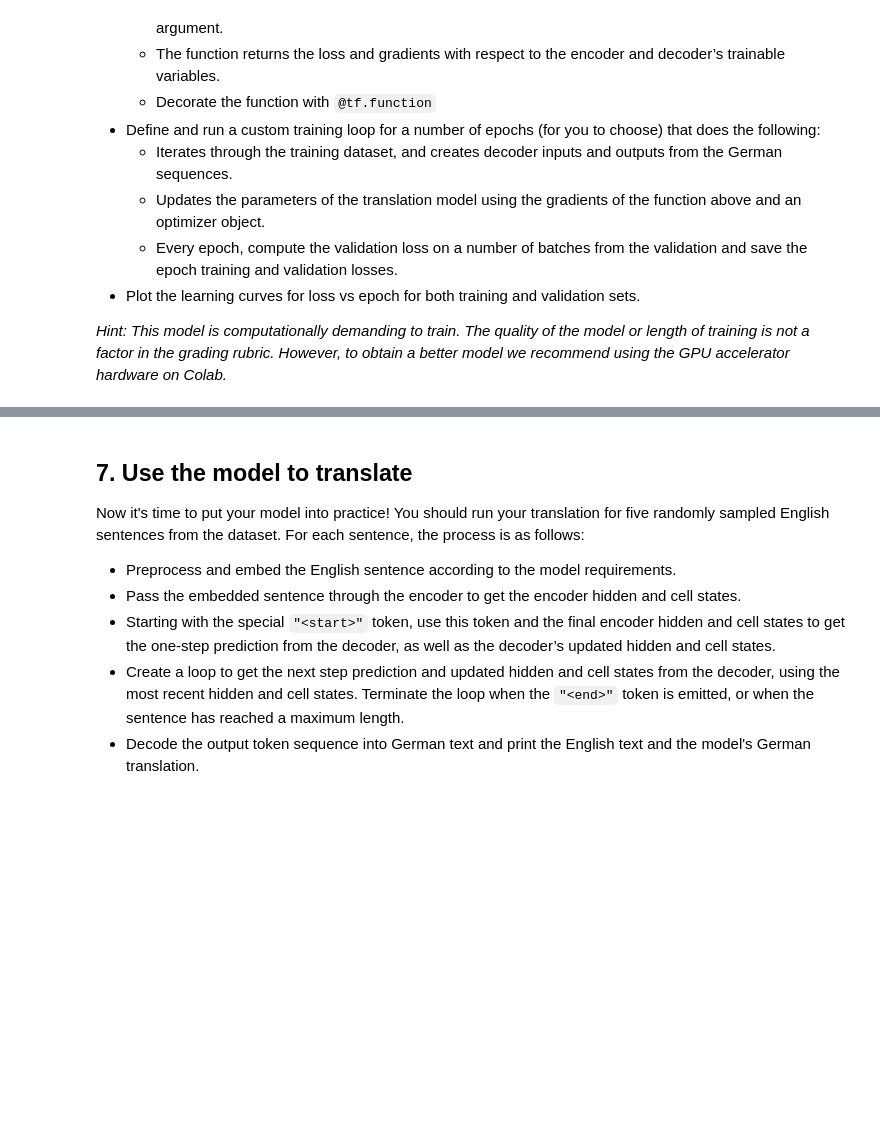
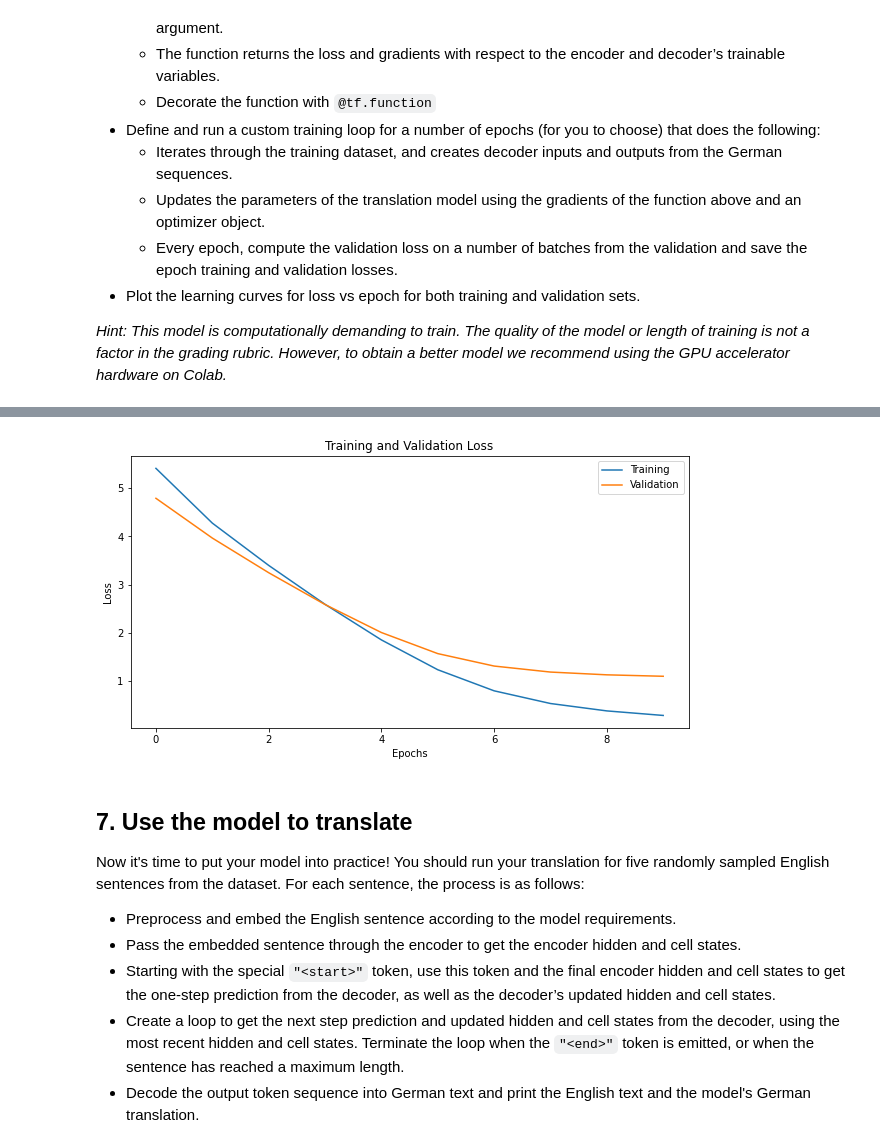
Before and after one commit to Xwyzworms/HelloTensorFlow2, a Jupyter notebook: Customizing Tensrflow/Week5/Capstone_Project_sol.ipynb, the cells around one changed output, grey strips where cells are left out. Saved outputs shown, nothing was run; the diff lists cells and outputs as text; code cells hidden in the pictures; blank space fills up the shorter version.

```diff
--- a/Customizing Tensrflow/Week5/Capstone_Project.ipynb
+++ b/Customizing Tensrflow/Week5/Capstone_Project_sol.ipynb
@@ -414,0 +520,7 @@ You should now build the RNN decoder model.
+# %%
+encoder_hidden_state, encoder_cell_state = encoder_mod(endat)
+decoder_output, decoder_hidden_state, decoder_cell_state = decoder_mod(dedat,encoder_hidden_state, encoder_cell_state)
+print("Output shape: {}".format(decoder_output.shape))
+print("Hidden state shape: {}".format(decoder_hidden_state.shape))
+print("Cell state shape: {}\n".format(decoder_cell_state.shape))
+decoder_mod.summary()
@@ -429,3 +560,6 @@ You should now write a custom training loop to train your custom neural translat
 * Plot the learning curves for loss vs epoch for both training and validation sets.
 
 _Hint: This model is computationally demanding to train. The quality of the model or length of training is not a factor in the grading rubric. However, to obtain a better model we recommend using the GPU accelerator hardware on Colab._
+# %%
+loss_func = tf.keras.losses.SparseCategoricalCrossentropy(from_logits=True)
+optimizer = tf.keras.optimizers.Adam()
@@ -431,0 +578,26 @@ _Hint: This model is computationally demanding to train. The quality of the mode
+# %%
+EPOCHS = 10
+LOSS_TRAIN = []
+LOSS_VAL = []
+
+
+for epoch in range(EPOCHS):
+  loss_batch = []
+  for en, de in train_dataset_ready:
+    decoder_inputs,decoder_output = de[: , :-1 ] , de[: , 1:]
+    loss, grads = loss_opt_function(en,decoder_inputs,decoder_output,loss_func)
+    optimizer.apply_gradients(zip(grads,encoder_mod.trainable_variables +  decoder_mod.trainable_variables ))
+    loss_batch = loss_batch + [loss]
+
+  LOSS_TRAIN  += [np.mean(loss_batch)]
+
+  loss_batch = []
+
+  for en, de in val_dataset_ready:
+    decoder_inputs, decoder_output = de[: , :-1] , de[:,1:]
+    loss, grads = loss_opt_function(en,decoder_inputs,decoder_output,loss_func)
+    loss_batch = loss_batch + [loss]
+
+
+  LOSS_VAL += [np.mean(loss_batch)]
+  print(f'Epoch {epoch};\tLoss train {LOSS_TRAIN[-1]};\tLoss val{LOSS_VAL[-1]}')
@@ -432,3 +615,14 @@ _Hint: This model is computationally demanding to train. The quality of the mode
+# %%
+fig = plt.figure(figsize=(10,5))
+plt.plot(LOSS_TRAIN)
+plt.plot(LOSS_VAL)
+plt.title("Training and Validation Loss")
+plt.xlabel("Epochs")
+plt.ylabel("Loss")
+plt.legend(['Training', 'Validation'], loc='best')
+plt.show()
+# %% [output]
+[figure, added]
 # %% [markdown]
 ## 7. Use the model to translate
 Now it's time to put your model into practice! You should run your translation for five randomly sampled English sentences from the dataset. For each sentence, the process is as follows:
```
Also changed, not shown: parts of 14 cells of this notebook.
